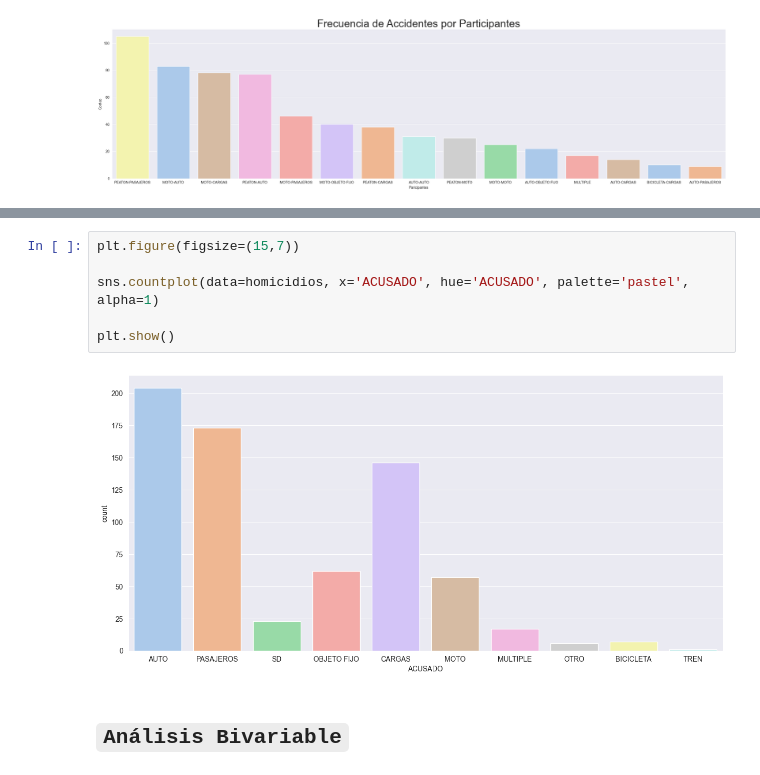
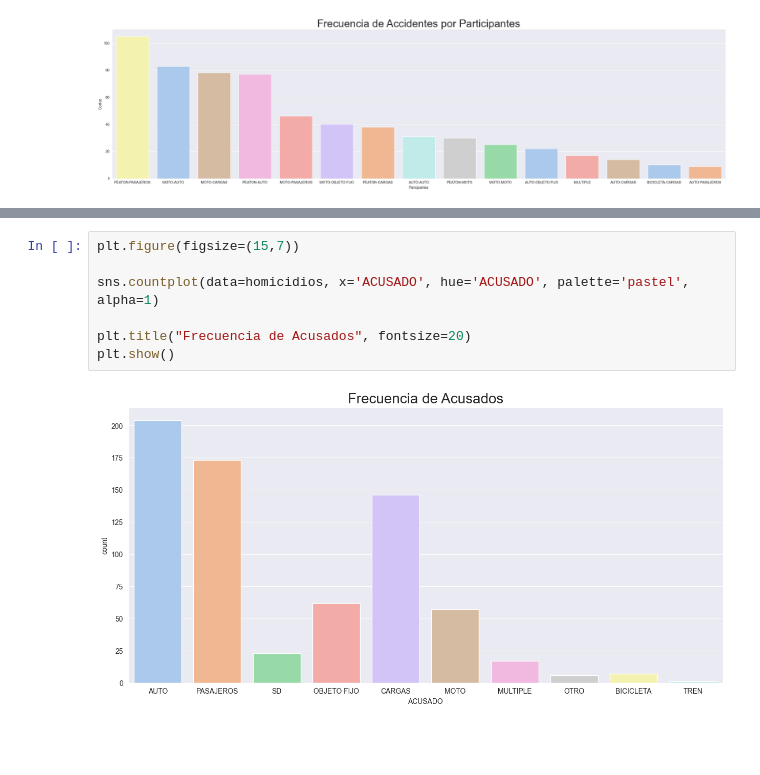
Before and after one commit to RodrigoLopezNunez17/DataOPS---Siniestros-Viales, a Jupyter notebook: EDA/homicidios.ipynb, the cells around one changed output, grey strips where cells are left out. Drawn from its saved outputs; the diff is of its cells as text; blank space fills up the shorter version.

```diff
--- a/EDA/homicidios.ipynb
+++ b/EDA/homicidios.ipynb
@@ -202,10 +300,9 @@ Observaciones:
 # %%
 plt.figure(figsize=(15,7))
 
 sns.countplot(data=homicidios, x='ACUSADO', hue='ACUSADO', palette='pastel', alpha=1)
 
+plt.title("Frecuencia de Acusados", fontsize=20)
 plt.show()
 # %% [output]
-[figure, old version]
+[figure, new version]
-# %% [markdown]
-## **`Análisis Bivariable`**
```
Also changed, not shown: parts of 41 cells of this notebook, 2 other files.
